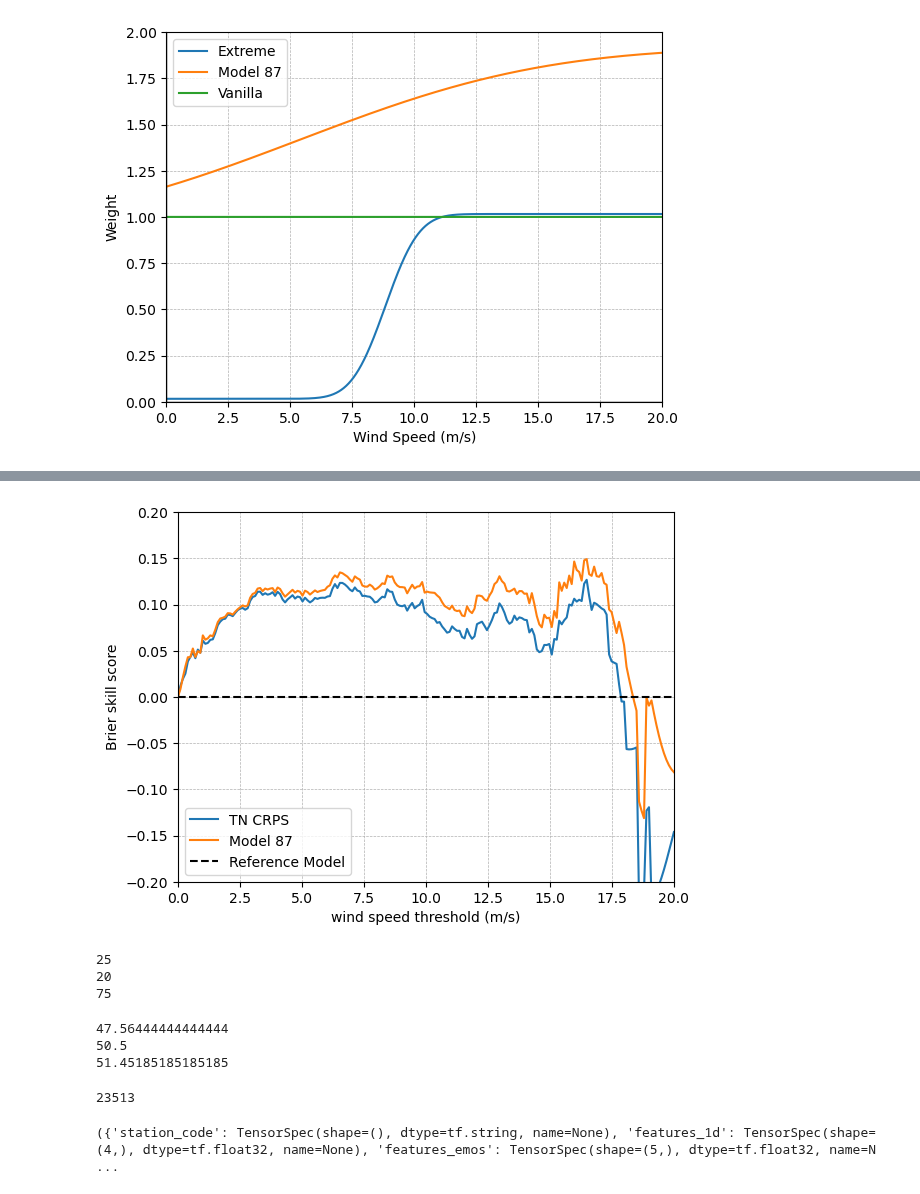
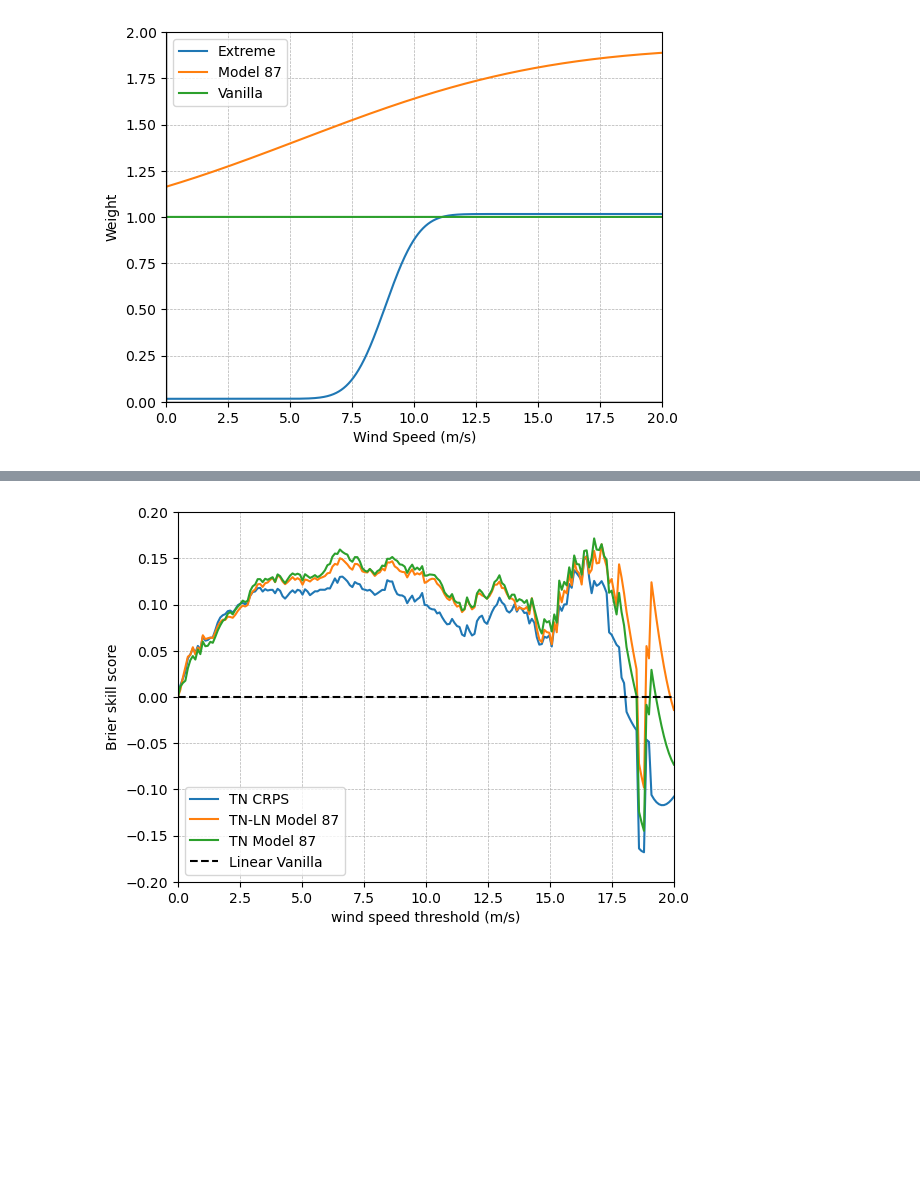
Before and after one commit to SimonHakvoort/thesiscode, a Jupyter notebook: src/nn_results/meeting_august_15.ipynb, the cells around one changed output, grey strips where cells are left out. Saved outputs shown, nothing was run; the diff lists cells and outputs as text; code cells hidden in the pictures; blank space fills up the shorter version.

```diff
--- a/src/nn_results/meeting_august_15.ipynb
+++ b/src/nn_results/meeting_august_15.ipynb
@@ -257,11 +299,11 @@ params2 = [
 # %%
-filepath = '/net/pc200239/nobackup/users/hakvoort/models/final_models/bagging_cnn/bagging_crps_tn_115'
+filepath = '/net/pc200239/nobackup/users/hakvoort/models/final_models/bagging_cnn/bagging_base'
 
 bagging_base = CNNBaggingEMOS.my_load(filepath)
 
 bagging_base.load_models(data_load)
 
-filepath = '/net/pc200239/nobackup/users/hakvoort/models/final_models/bagging_cnn/bagging_model_87'
+filepath = '/net/pc200239/nobackup/users/hakvoort/models/final_models/bagging_cnn/bagging_model_87_mixture'
 
 bagging_model_87 = CNNBaggingEMOS.my_load(filepath)
 
@@ -291,0 +332,6 @@ WARNING:tensorflow:6 out of the last 6 calls to <function TensorFlowTrainer.make
+# %%
+filepath = '/net/pc200239/nobackup/users/hakvoort/models/final_models/bagging_cnn/bagging_model_87_tn'
+
+bagging_model_87_tn = CNNBaggingEMOS.my_load(filepath)
+
+bagging_model_87_tn.load_models(data_load)
@@ -292,5 +351,7 @@ WARNING:tensorflow:6 out of the last 6 calls to <function TensorFlowTrainer.make
 # %%
-all_bagging_models = {'TN CRPS': bagging_base, 'Model 87': bagging_model_87}
+all_bagging_models = {'TN CRPS': bagging_base, 'TN-LN Model 87': bagging_model_87, 'TN Model 87': bagging_model_87_tn}
+
+bagging_model_87_models = {'TN-LN Model 87': bagging_model_87, 'TN Model 87': bagging_model_87_tn}
 # %% [markdown]
 ## Work of the past 2 weeks
 
@@ -445,22 +578,6 @@ make_brier_skill_plot_tf(emos_base, cnn_models, test_data0, values, ylim=ylim)
 # %%
 values = np.linspace(0,20,200)
 ylim=[-0.2,0.2]
-make_brier_skill_plot_tf(emos_base, all_bagging_models, test_data0, values, ylim=ylim)
+make_brier_skill_plot_tf(emos_base, all_bagging_models, test_data0, values, ylim=ylim, name_base_model='Linear Vanilla')
 # %% [output]
-[figure, old version]
+[figure, new version]
-# %%
-print(len(epochs_base))
-print(len(epochs_run_87))
-print(len(epochs_extreme))
-# %% [output]
-25
-20
-75
-# %%
-print(epochs_base.mean() * 2/3)
-print(epochs_run_87.mean() *2/3)
-print(epochs_extreme.mean() * 2/3)
-# %% [output]
-47.56444444444444
-50.5
-51.45185185185185
@@ -485,12 +583,0 @@ for element in dataset:
-# %%
-
-num_samples = len(data_list)
-indices = np.random.choice(num_samples, size=num_samples, replace=True)
-
-# Apply bootstrapping
-bootstrapped_data_list = [data_list[i] for i in indices]
-bootstrapped_labels_list = [labels_list[i] for i in indices]
-
-print(num_samples)
-# %% [output]
-23513
@@ -511,4 +583,0 @@ bootstrapped_dataset = create_dataset(bootstrapped_data_list, bootstrapped_label
-# %%
-print(bootstrapped_dataset.element_spec)
-# %% [output]
-({'station_code': TensorSpec(shape=(), dtype=tf.string, name=None), 'features_1d': TensorSpec(shape=(4,), dtype=tf.float32, name=None), 'features_emos': TensorSpec(shape=(5,), dtype=tf.float32, name=N ...
```
Also changed, not shown: parts of 37 cells of this notebook, 5 other files.
